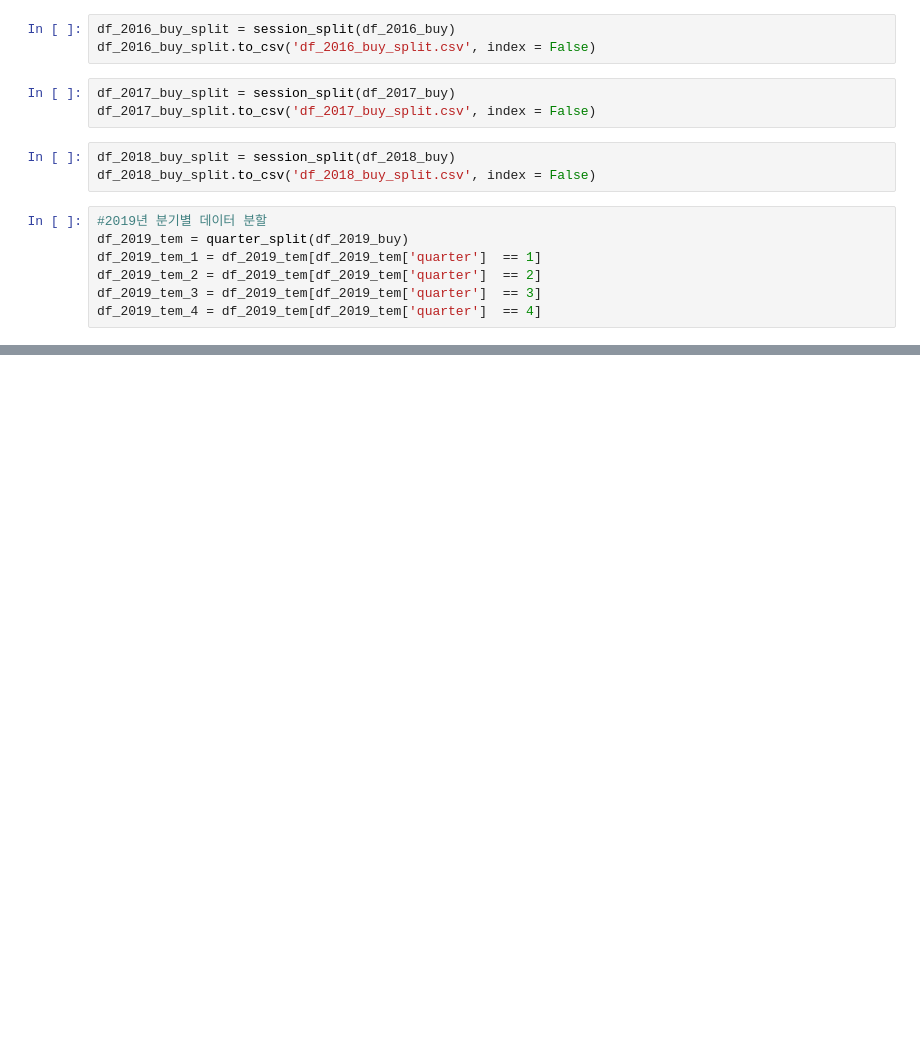
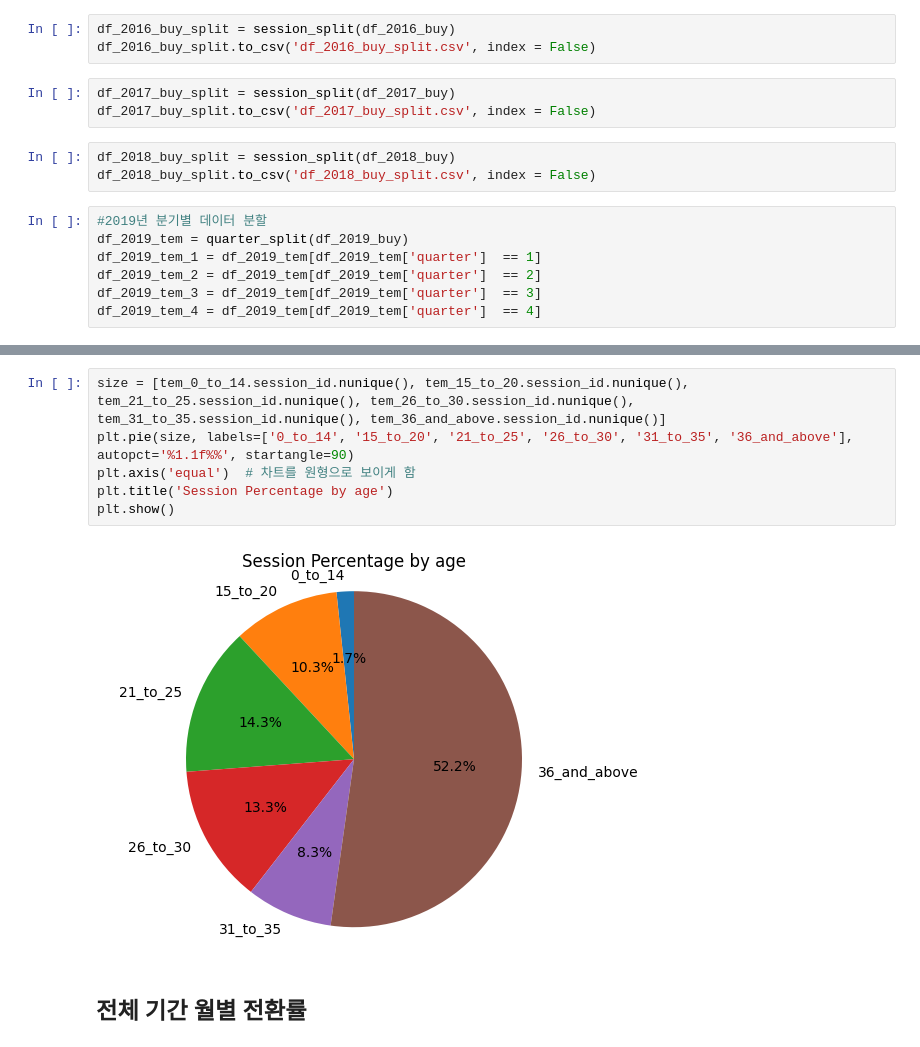
Before and after one commit to NARAEIM/tp2-da, a Jupyter notebook: test.ipynb, the cells around one changed output, grey strips where cells are left out. Saved outputs shown, nothing was run; the diff lists cells and outputs as text; blank space fills up the shorter version.

```diff
--- a/test.ipynb
+++ b/test.ipynb
@@ -642,0 +646,10 @@ df_2022_buy_split = session_split(df_2022_buy)
+# %%
+size = [tem_0_to_14.session_id.nunique(), tem_15_to_20.session_id.nunique(), tem_21_to_25.session_id.nunique(), tem_26_to_30.session_id.nunique(), tem_31_to_35.session_id.nunique(), tem_36_and_above.session_id.nunique()]
+plt.pie(size, labels=['0_to_14', '15_to_20', '21_to_25', '26_to_30', '31_to_35', '36_and_above'], autopct='%1.1f%%', startangle=90)
+plt.axis('equal')  # 차트를 원형으로 보이게 함
+plt.title('Session Percentage by age')
+plt.show()
+# %% [output]
+[figure, added]
+# %% [markdown]
+## 전체 기간 월별 전환률
```
Also changed, not shown: parts of 192 cells of this notebook.
